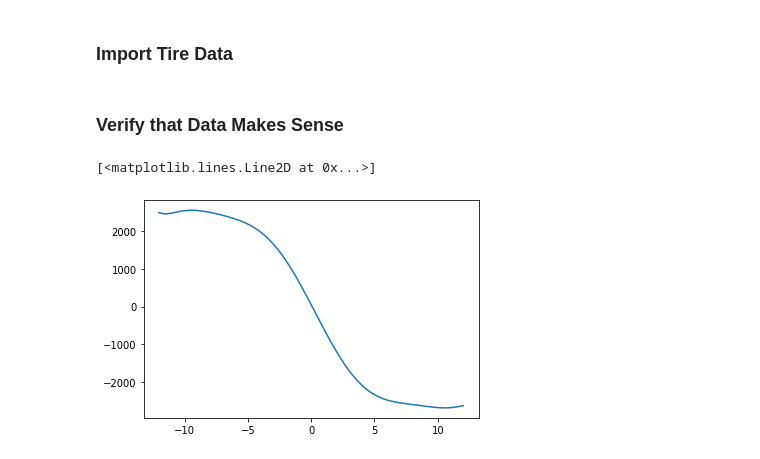
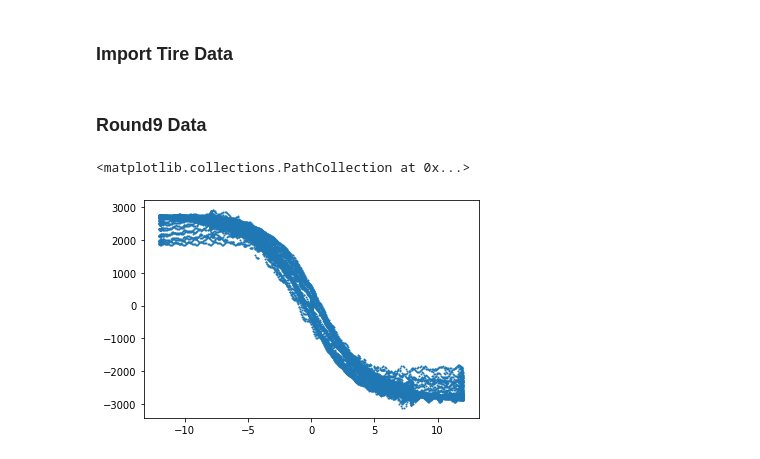
Before and after one commit to rhorvath02/tire_analysis, a Jupyter notebook: analysis/analysis.ipynb, the cells around one changed output. Saved outputs shown, nothing was run; the diff lists cells and outputs as text; code cells hidden in the pictures.

```diff
--- a/analysis/analysis.ipynb
+++ b/analysis/analysis.ipynb
@@ -20,7 +10,8 @@ def fitting(lst1, lst2):
 # %% [markdown]
 ### Tires and Conditions
 # %%
-tires = {"hoosier_18x6_10x7":{"long":None, "lat":None}}
+tires = {"placeholder":{"long":None, "lat":None},
+"hoosier_r25b_18x7-5_10x7_run1":{"long":None, "lat":None}}
 
 camber = 0 # default camber
 pressure = 12 * 6.89476 # default pressure
@@ -46,15 +35,15 @@ for name, tire in tires.items():
 
     except:
         print("Error getting lateral data for {0}".format(name))
-# %% [markdown]
-### Verify that Data Makes Sense
+# %% [markdown]
+### Round9 Data
 # %%
-df = tires["hoosier_18x6_10x7"]["lat"]
-temp_df = df[(df["FZ"] == -250 / 0.224809)]
+df = tires["placeholder"]["lat"]
+temp_df = df[(df["load"] == -250 / 0.224809)]
 
 # print(temp_df)
-vals = fitting(temp_df["SA"].tolist(), temp_df["FY"].tolist())
-plt.plot(vals[0], vals[1])
+
+plt.scatter(temp_df["SA"], temp_df["FY"], s=1)
 # %% [output]
-[<matplotlib.lines.Line2D at 0x...>]
+<matplotlib.collections.PathCollection at 0x...>
-[figure, old version]
+[figure, new version]
```
Also changed, not shown: parts of 6 cells of this notebook, 15 other files.
